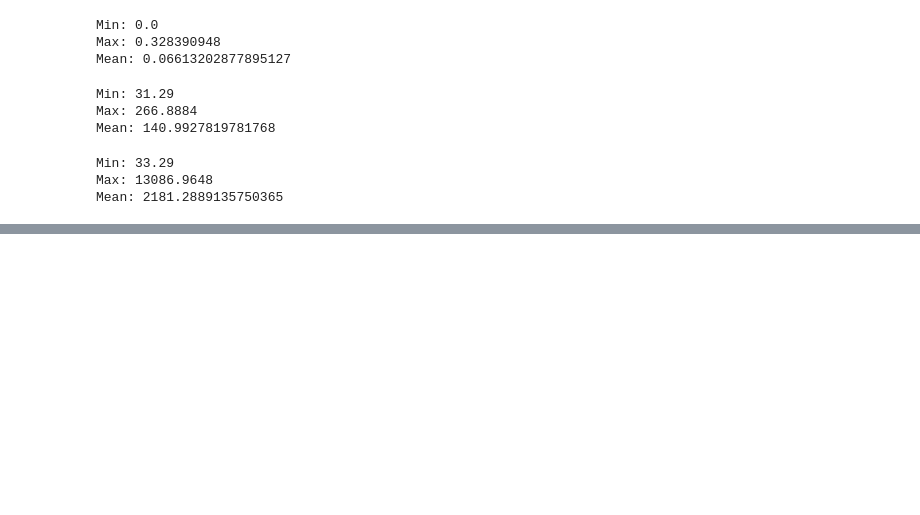
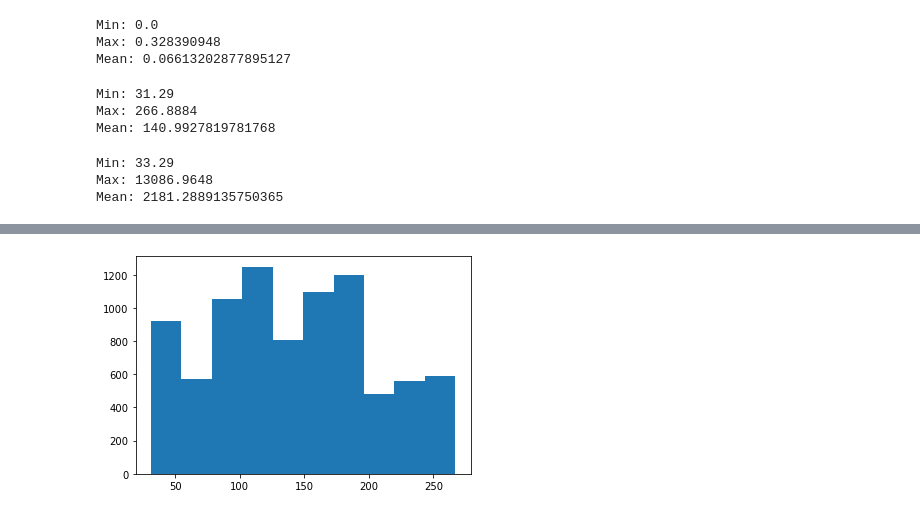
Before and after one commit to SpencerReno/sales-predictions, a Jupyter notebook: Sales_predictions.ipynb, the cells around one changed output, grey strips where cells are left out. Drawn from its saved outputs; the diff is of its cells as text; code cells hidden in the pictures; blank space fills up the shorter version.

```diff
--- a/Sales_predictions.ipynb
+++ b/Sales_predictions.ipynb
@@ -167,0 +184,5 @@ Mean: 2181.2889135750365
+# %%
+plt.hist(sales_data['Item_MRP'])
+plt.show()
+# %% [output]
+[figure, added]
```
Also changed, not shown: parts of 11 cells of this notebook.
